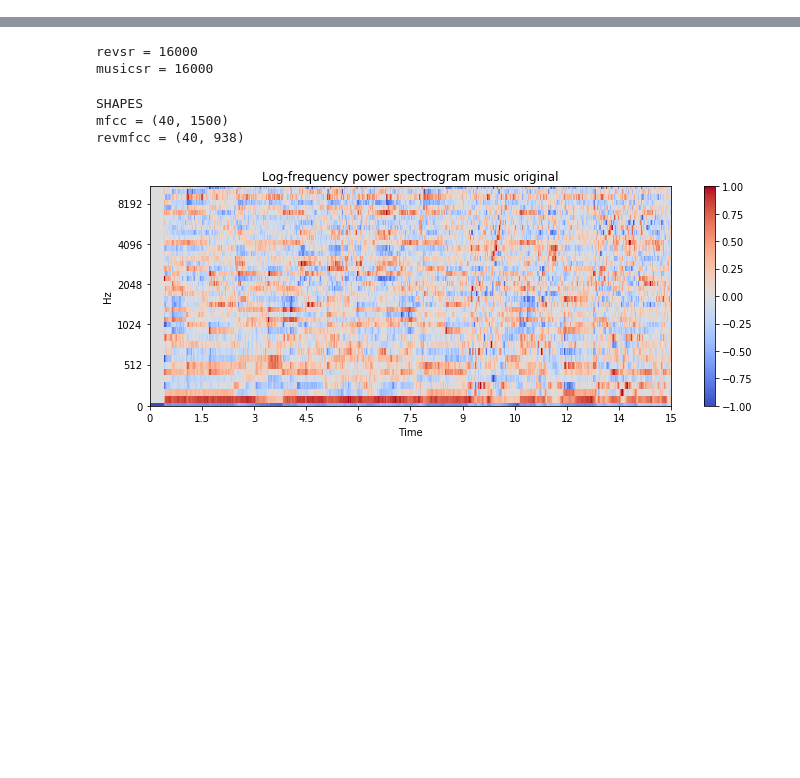
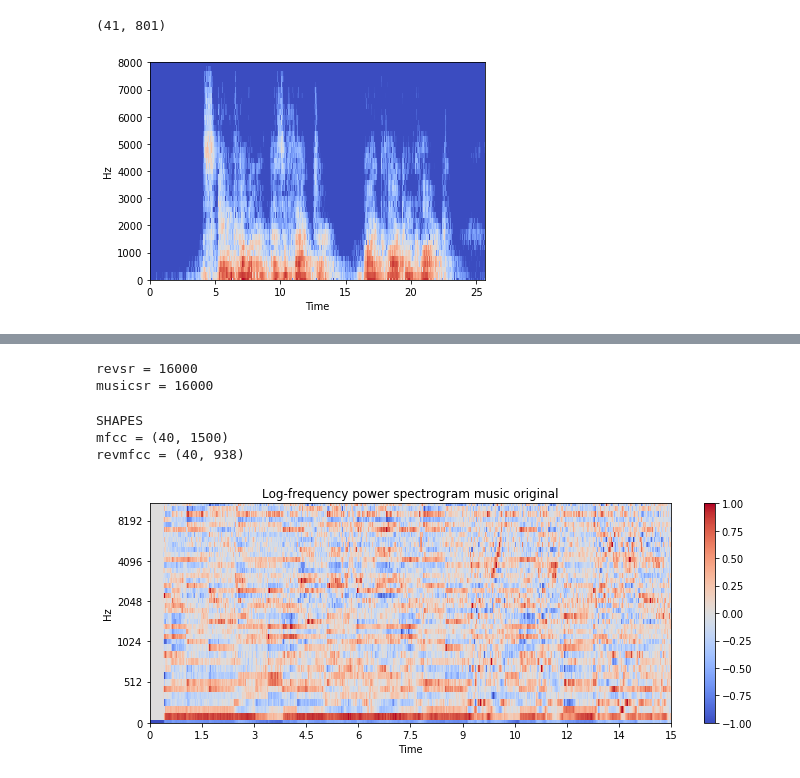
Before and after one commit to polocallens/room-acoustic-characterization, a Jupyter notebook: Notebooks/mfcc_plot_preprocess_analysis.ipynb, the cells around one changed output, grey strips where cells are left out. Drawn from its saved outputs; the diff is of its cells as text; code cells hidden in the pictures; blank space fills up the shorter version.

```diff
--- a/Notebooks/mfcc_plot_preprocess_analysis.ipynb
+++ b/Notebooks/mfcc_plot_preprocess_analysis.ipynb
@@ -19,0 +55,11 @@ or from the matplotlib source distribution
+# %%
+fs2,signal2 = wavfile.read('datasets/thesis/inference/speech-librivox-0026_reverberant.wav')
+signal2= signal2/np.max(np.abs(signal2))
+fs=16000
+fft2 = librosa.stft(signal2,n_fft=int(0.005*fs),hop_length=int(0.005*fs), win_length=int(0.005*fs))
+fft_db2 = librosa.amplitude_to_db(np.abs(fft2))
+librosa.display.specshow(fft_db2, y_axis='linear', x_axis='time', sr=fs)
+print(fft2.shape)
+# %% [output]
+(41, 801)
+[figure, added]
```
Also changed, not shown: parts of 20 cells of this notebook, 8 other files.
